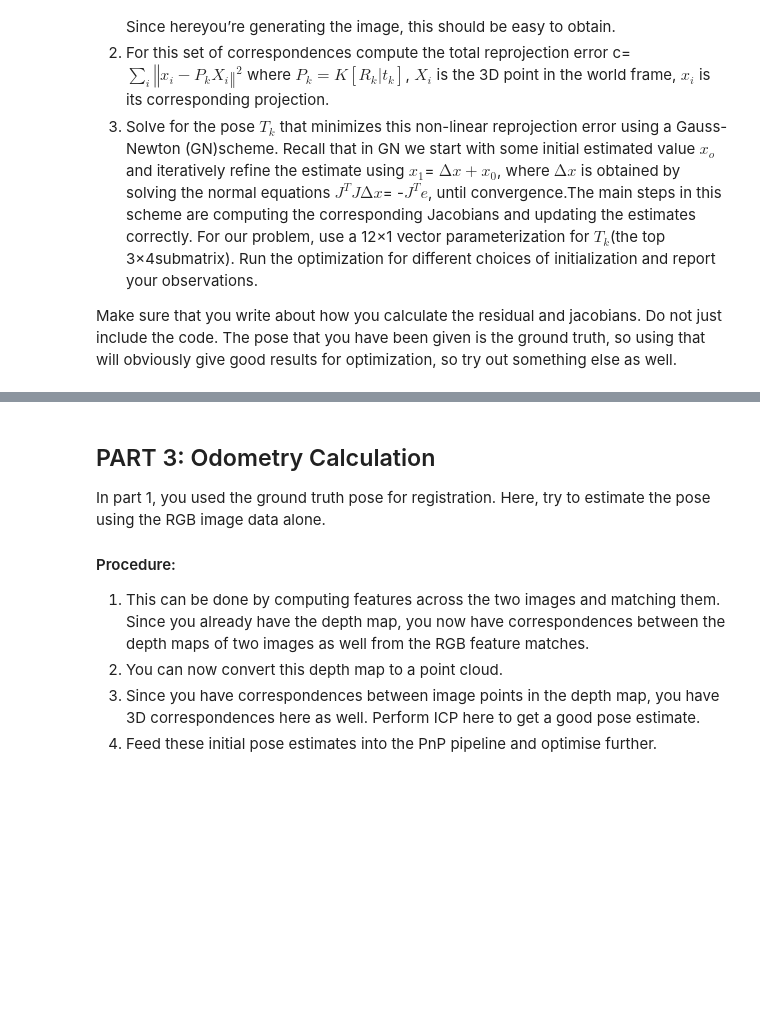
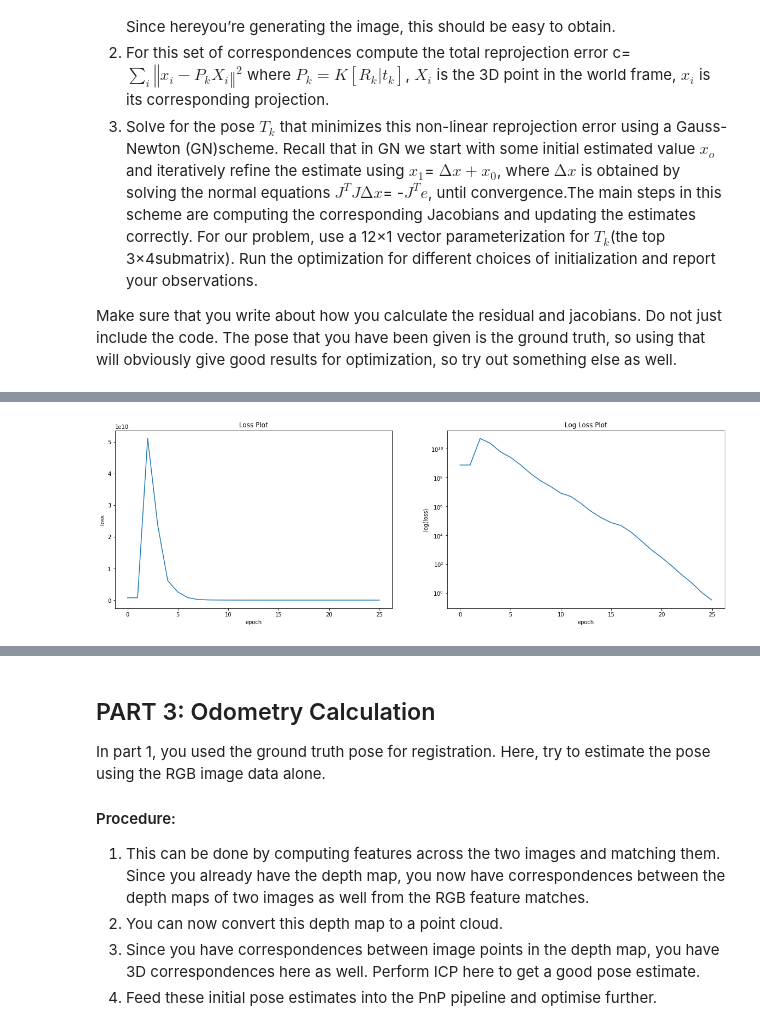
Before and after one commit to AnimeshSinha1309/robotics-assignments, a Jupyter notebook: project_2/questions/StereoSLAM.ipynb, the cells around one changed output, grey strips where cells are left out. Saved outputs shown, nothing was run; the diff lists cells and outputs as text; code cells hidden in the pictures; blank space fills up the shorter version.

```diff
--- a/project_2/questions/StereoSLAM.ipynb
+++ b/project_2/questions/StereoSLAM.ipynb
@@ -177,0 +164,14 @@ print(proj)
+# %%
+import jax
+import jax.numpy as jnp
+
+points_2d = jnp.array(pts_2d)
+points_3d = jnp.array(pts_3d)
+
+def residual(proj):
+    proj = proj.reshape((3, 4))
+    x = points_3d @ proj.T
+    x = x / x[:, -1:]
+    x = x[:, :-1]
+    r = jnp.sum((points_2d - x) ** 2, axis=1)
+    return r
@@ -177,0 +183,31 @@ print(proj)
+# %%
+def gauss_newton(epochs=25):
+    proj = np.random.random(3 * 4)
+    history = {'loss': [np.sum(residual(proj))]}
+    for i in range(epochs):
+        j = jax.jacfwd(residual, argnums=0)(proj)
+        r = residual(proj)
+        delta = - np.linalg.pinv(j.T @ j) @ j.T @ r
+        proj = proj + delta
+        history['loss'].append(np.sum(r))
+
+    history['result'] = proj.reshape(3, 4)
+    return history
+# %%
+history = gauss_newton()
+# %%
+plt.figure(figsize=(20, 6))
+plt.subplot(1, 2, 1)
+plt.plot(history['loss'])
+plt.ylabel('loss')
+plt.xlabel('epoch')
+plt.title('Loss Plot')
+plt.subplot(1, 2, 2)
+plt.plot(history['loss'])
+plt.ylabel('log(loss)')
+plt.yscale('log')
+plt.xlabel('epoch')
+plt.title('Log Loss Plot')
+plt.show()
+# %% [output]
+[figure, added]
```
Also changed, not shown: parts of 10 cells of this notebook, 1 other file.
